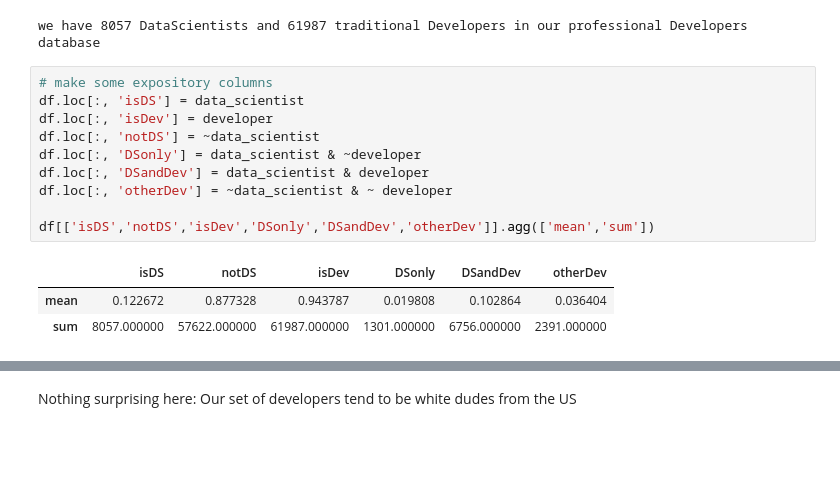
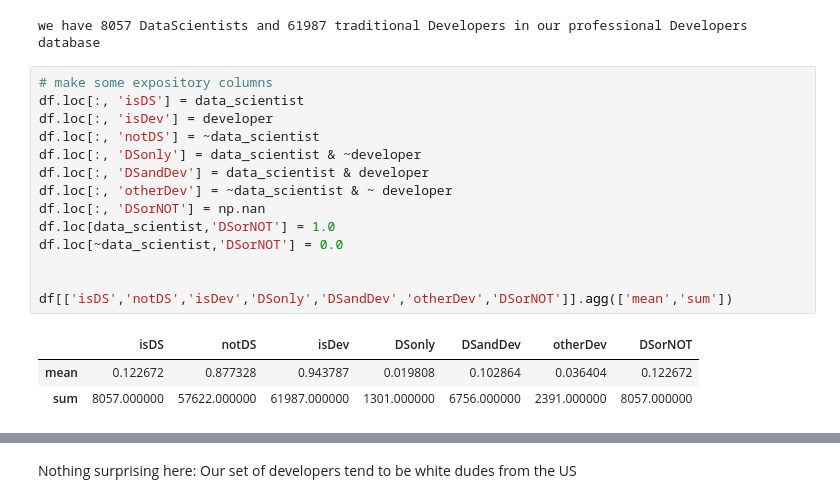
Before and after one commit to ergonyc/Practice-python-exercises, a Jupyter notebook: DataPresentation0/StackOverFlow-ThinkfulCapstone0.ipynb, the cells around one changed output, grey strips where cells are left out. Drawn from its saved outputs; the diff is of its cells as text; blank space fills up the shorter version.

```diff
--- a/DataPresentation0/StackOverFlow-ThinkfulCapstone0.ipynb
+++ b/DataPresentation0/StackOverFlow-ThinkfulCapstone0.ipynb
@@ -231,14 +231,18 @@ we have 8057 DataScientists and 61987 traditional Developers in our professional
 # %%
 # make some expository columns
 df.loc[:, 'isDS'] = data_scientist
 df.loc[:, 'isDev'] = developer
 df.loc[:, 'notDS'] = ~data_scientist
 df.loc[:, 'DSonly'] = data_scientist & ~developer
 df.loc[:, 'DSandDev'] = data_scientist & developer
 df.loc[:, 'otherDev'] = ~data_scientist & ~ developer
+df.loc[:, 'DSorNOT'] = np.nan
+df.loc[data_scientist,'DSorNOT'] = 1.0
+df.loc[~data_scientist,'DSorNOT'] = 0.0
 
-df[['isDS','notDS','isDev','DSonly','DSandDev','otherDev']].agg(['mean','sum'])
+
+df[['isDS','notDS','isDev','DSonly','DSandDev','otherDev','DSorNOT']].agg(['mean','sum'])
 # %% [output]
-|  | isDS | notDS | isDev | DSonly | DSandDev | otherDev |
-| mean | 0.122672 | 0.877328 | 0.943787 | 0.019808 | 0.102864 | 0.036404 |
-| sum | 8057.000000 | 57622.000000 | 61987.000000 | 1301.000000 | 6756.000000 | 2391.000000 |
+|  | isDS | notDS | isDev | DSonly | DSandDev | otherDev | DSorNOT |
+| mean | 0.122672 | 0.877328 | 0.943787 | 0.019808 | 0.102864 | 0.036404 | 0.122672 |
+| sum | 8057.000000 | 57622.000000 | 61987.000000 | 1301.000000 | 6756.000000 | 2391.000000 | 8057.000000 |
```
Also changed, not shown: parts of 55 cells of this notebook.
